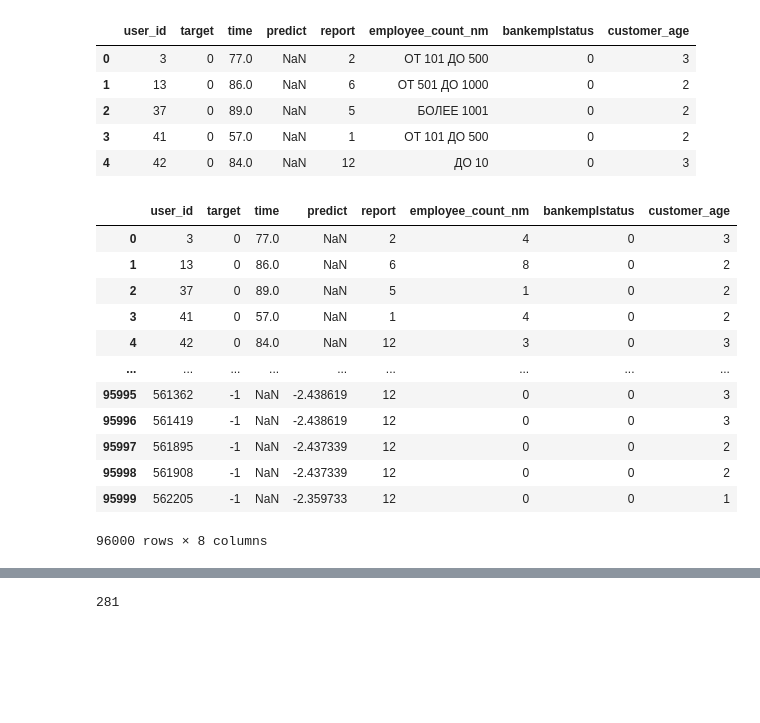
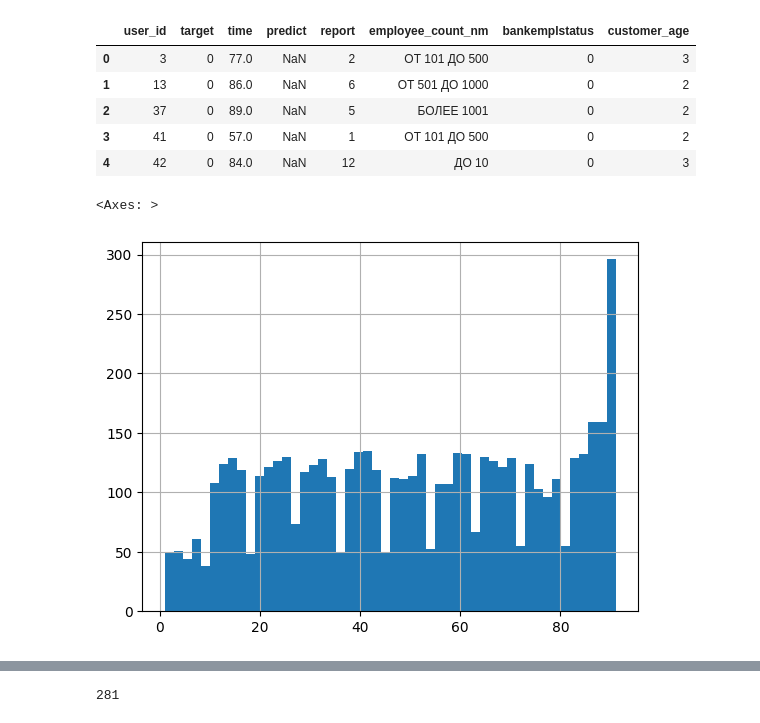
Before and after one commit to krell11/customer_churn_prediction, a Jupyter notebook: notebooks/churn_prediction.ipynb, the cells around one changed output, grey strips where cells are left out. Cells and saved outputs as stored; diff of their text form; code cells hidden in the pictures; blank space fills up the shorter version.

```diff
--- a/notebooks/churn_prediction.ipynb
+++ b/notebooks/churn_prediction.ipynb
@@ -106,21 +140,8 @@ train_data.head()
 | 2 | 37 | 0 | 89.0 | NaN | 5 | БОЛЕЕ 1001 | 0 | 2 |
 | 3 | 41 | 0 | 57.0 | NaN | 1 | ОТ 101 ДО 500 | 0 | 2 |
 | 4 | 42 | 0 | 84.0 | NaN | 12 | ДО 10 | 0 | 3 |
-# %%
-train_data["employee_count_nm"] = LabelEncoder().fit_transform(train_data["employee_count_nm"].fillna("no_data"))
-# %%
-train_data
-# %% [output]
-|  | user_id | target | time | predict | report | employee_count_nm | bankemplstatus | customer_age |
-| 0 | 3 | 0 | 77.0 | NaN | 2 | 4 | 0 | 3 |
-| 1 | 13 | 0 | 86.0 | NaN | 6 | 8 | 0 | 2 |
-| 2 | 37 | 0 | 89.0 | NaN | 5 | 1 | 0 | 2 |
-| 3 | 41 | 0 | 57.0 | NaN | 1 | 4 | 0 | 2 |
-| 4 | 42 | 0 | 84.0 | NaN | 12 | 3 | 0 | 3 |
-| ... | ... | ... | ... | ... | ... | ... | ... | ... |
-| 95995 | 561362 | -1 | NaN | -2.438619 | 12 | 0 | 0 | 3 |
-| 95996 | 561419 | -1 | NaN | -2.438619 | 12 | 0 | 0 | 3 |
-| 95997 | 561895 | -1 | NaN | -2.437339 | 12 | 0 | 0 | 2 |
-| 95998 | 561908 | -1 | NaN | -2.437339 | 12 | 0 | 0 | 2 |
-| 95999 | 562205 | -1 | NaN | -2.359733 | 12 | 0 | 0 | 1 |
-96000 rows × 8 columns
+# %%
+train_data.loc[train_data['target'] == 1,'time'].hist(bins=50)
+# %% [output]
+<Axes: >
+[figure, added]
```
Also changed, not shown: parts of 25 cells of this notebook.
